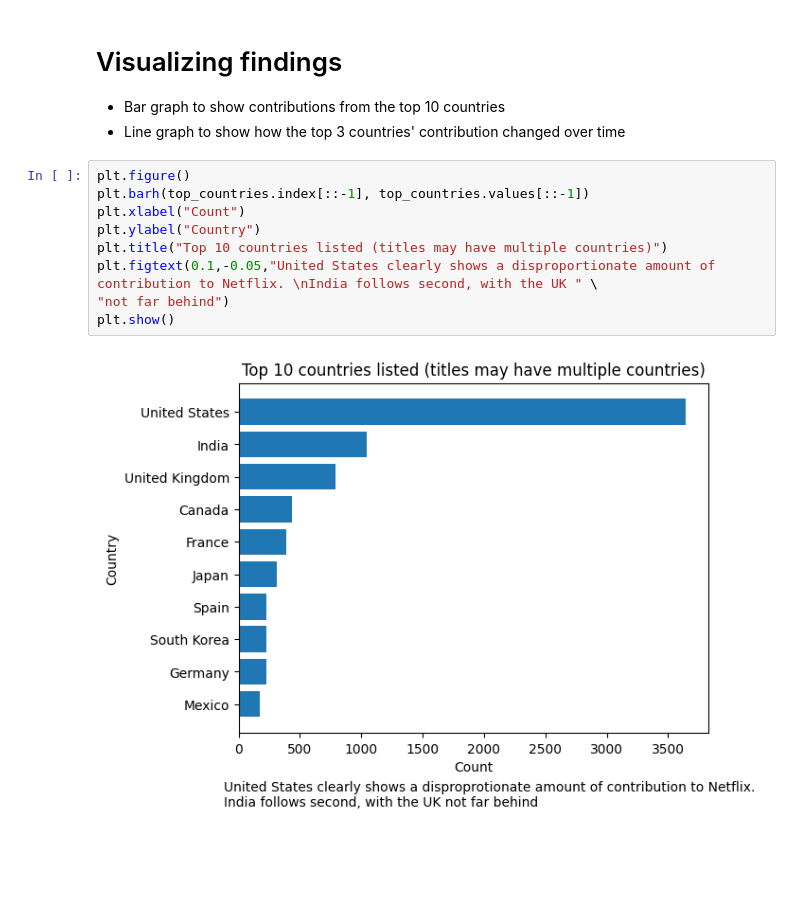
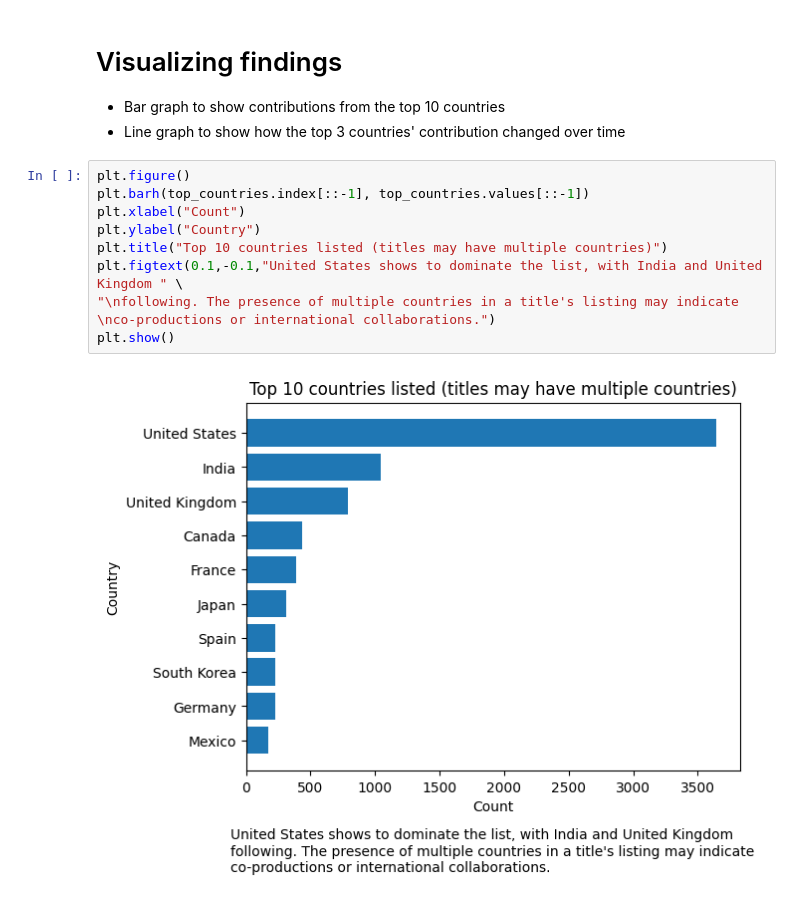
Before and after one commit to AlantheG21/4379_Assignment1, a Jupyter notebook: notebooks/analysis.ipynb, the cells around one changed output. Drawn from its saved outputs; the diff is of its cells as text; blank space fills up the shorter version.

Commit message:
updated: Captions on bar and line graph

```diff
--- a/notebooks/analysis.ipynb
+++ b/notebooks/analysis.ipynb
@@ -162,14 +162,14 @@ time_analysis.head(10)
 # %%
 plt.figure()
 plt.barh(top_countries.index[::-1], top_countries.values[::-1])
 plt.xlabel("Count")
 plt.ylabel("Country")
 plt.title("Top 10 countries listed (titles may have multiple countries)")
-plt.figtext(0.1,-0.05,"United States clearly shows a disproportionate amount of contribution to Netflix. \nIndia follows second, with the UK " \
-"not far behind")
+plt.figtext(0.1,-0.1,"United States shows to dominate the list, with India and United Kingdom " \
+"\nfollowing. The presence of multiple countries in a title's listing may indicate \nco-productions or international collaborations.")
 plt.show()
 # %% [output]
-[figure, old version]
+[figure, new version]
 # %%
 time_analysis.plot(kind="line", marker="o", figsize=(10,6))
 
```
Also changed, not shown: parts of 1 cell of this notebook.
